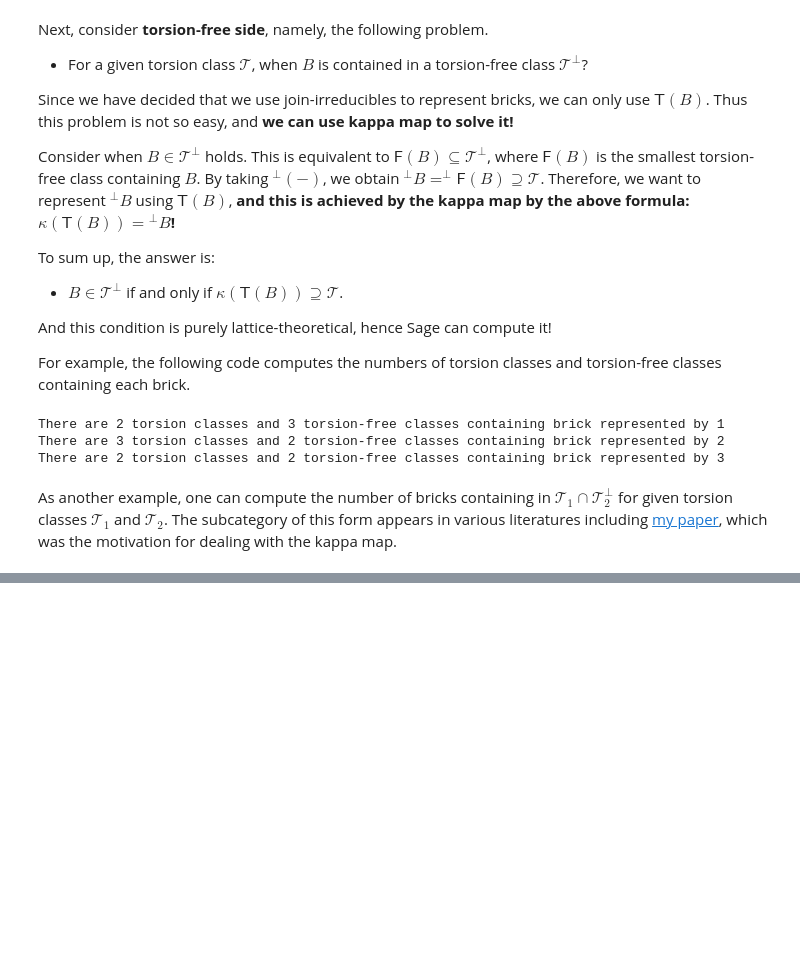
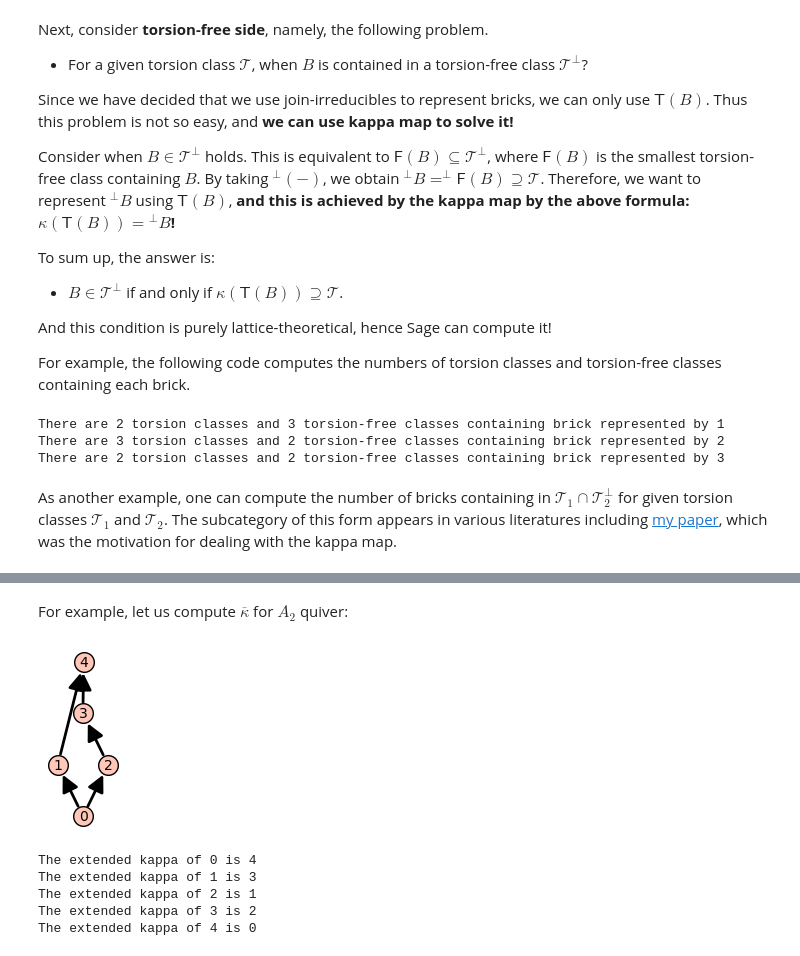
Before and after one commit to haruhisa-enomoto/kappa-map-for-lattices, a Jupyter notebook: for-rep-theorists.ipynb, the cells around one changed output, grey strips where cells are left out. Cells and saved outputs as stored; diff of their text form; code cells hidden in the pictures; blank space fills up the shorter version.

```diff
--- a/for-rep-theorists.ipynb
+++ b/for-rep-theorists.ipynb
@@ -195,0 +242,15 @@ As another example, one can compute the number of bricks containing in $\mathcal
+# %% [markdown]
+For example, let us compute $\overline{\kappa}$ for $A_2$ quiver:
+# %%
+L_A2.plot(figsize = 3)
+# %% [output]
+[figure, added]
+# %%
+for x in L_A2:
+    print(f"The extended kappa of {x} is {L_A2.extended_kappa(x)}")
+# %% [output]
+The extended kappa of 0 is 4
+The extended kappa of 1 is 3
+The extended kappa of 2 is 1
+The extended kappa of 3 is 2
+The extended kappa of 4 is 0
```
Also changed, not shown: parts of 8 cells of this notebook.
